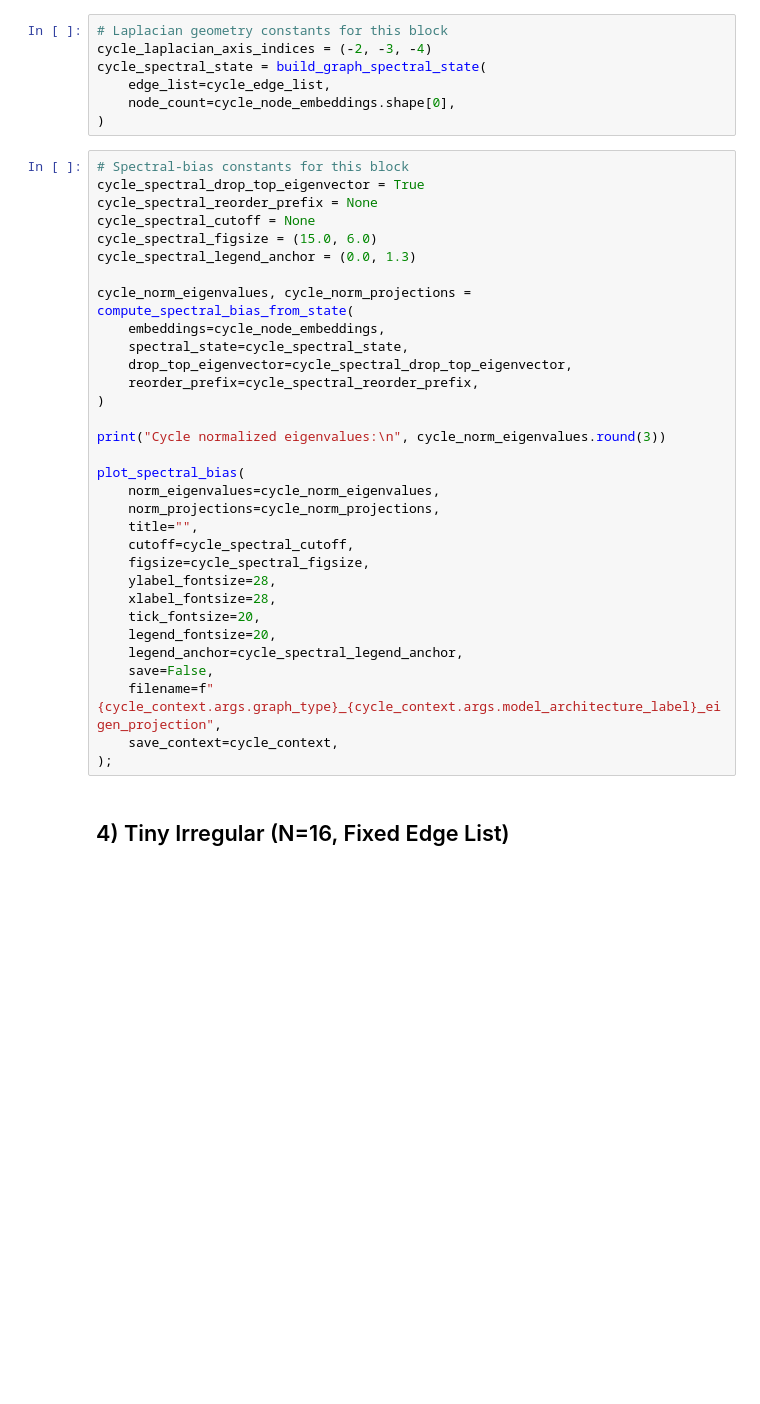
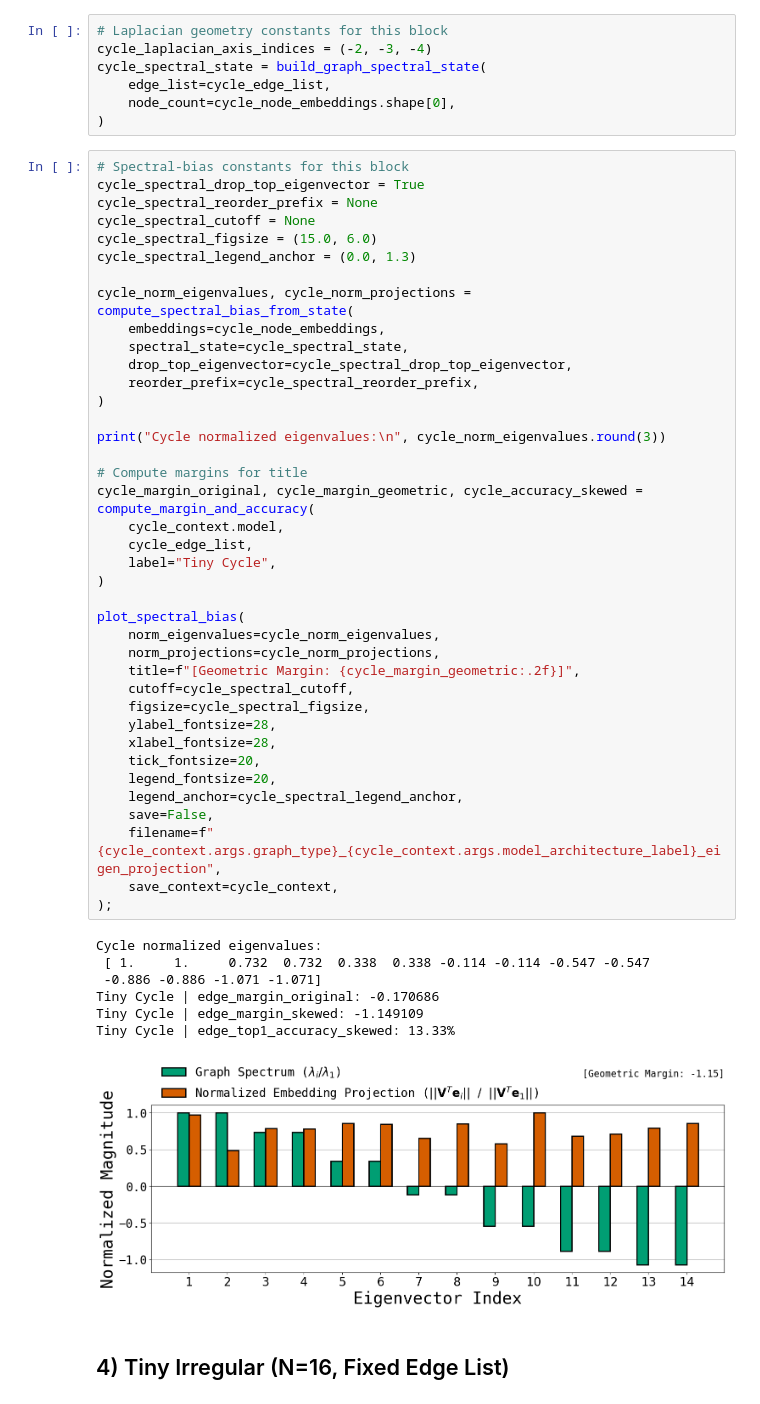
Before and after one commit to Shahriarnz14/Geometric_Memory, a Jupyter notebook: tiny_graphs_notebooks/experiment_notebooks/tiny_associative.ipynb, the cells around one changed output. Cells and saved outputs as stored; diff of their text form; blank space fills up the shorter version.

```diff
--- a/tiny_graphs_notebooks/experiment_notebooks/tiny_associative.ipynb
+++ b/tiny_graphs_notebooks/experiment_notebooks/tiny_associative.ipynb
@@ -689,34 +886,49 @@ cycle_spectral_state = build_graph_spectral_state(
 # Spectral-bias constants for this block
 cycle_spectral_drop_top_eigenvector = True
 cycle_spectral_reorder_prefix = None
 cycle_spectral_cutoff = None
 cycle_spectral_figsize = (15.0, 6.0)
 cycle_spectral_legend_anchor = (0.0, 1.3)
 
 cycle_norm_eigenvalues, cycle_norm_projections = compute_spectral_bias_from_state(
     embeddings=cycle_node_embeddings,
     spectral_state=cycle_spectral_state,
     drop_top_eigenvector=cycle_spectral_drop_top_eigenvector,
     reorder_prefix=cycle_spectral_reorder_prefix,
 )
 
 print("Cycle normalized eigenvalues:\n", cycle_norm_eigenvalues.round(3))
 
+# Compute margins for title
+cycle_margin_original, cycle_margin_geometric, cycle_accuracy_skewed = compute_margin_and_accuracy(
+    cycle_context.model,
+    cycle_edge_list,
+    label="Tiny Cycle",
+)
+
 plot_spectral_bias(
     norm_eigenvalues=cycle_norm_eigenvalues,
     norm_projections=cycle_norm_projections,
-    title="",
+    title=f"[Geometric Margin: {cycle_margin_geometric:.2f}]",
     cutoff=cycle_spectral_cutoff,
     figsize=cycle_spectral_figsize,
     ylabel_fontsize=28,
     xlabel_fontsize=28,
     tick_fontsize=20,
     legend_fontsize=20,
     legend_anchor=cycle_spectral_legend_anchor,
     save=False,
     filename=f"{cycle_context.args.graph_type}_{cycle_context.args.model_architecture_label}_eigen_projection",
     save_context=cycle_context,
 );
+# %% [output]
+Cycle normalized eigenvalues:
+ [ 1.     1.     0.732  0.732  0.338  0.338 -0.114 -0.114 -0.547 -0.547
+ -0.886 -0.886 -1.071 -1.071]
+Tiny Cycle | edge_margin_original: -0.170686
+Tiny Cycle | edge_margin_skewed: -1.149109
+Tiny Cycle | edge_top1_accuracy_skewed: 13.33%
+[figure, added]
 # %% [markdown]
 ## 4) Tiny Irregular (N=16, Fixed Edge List)
 # %%
```
Also changed, not shown: parts of 31 cells of this notebook.
